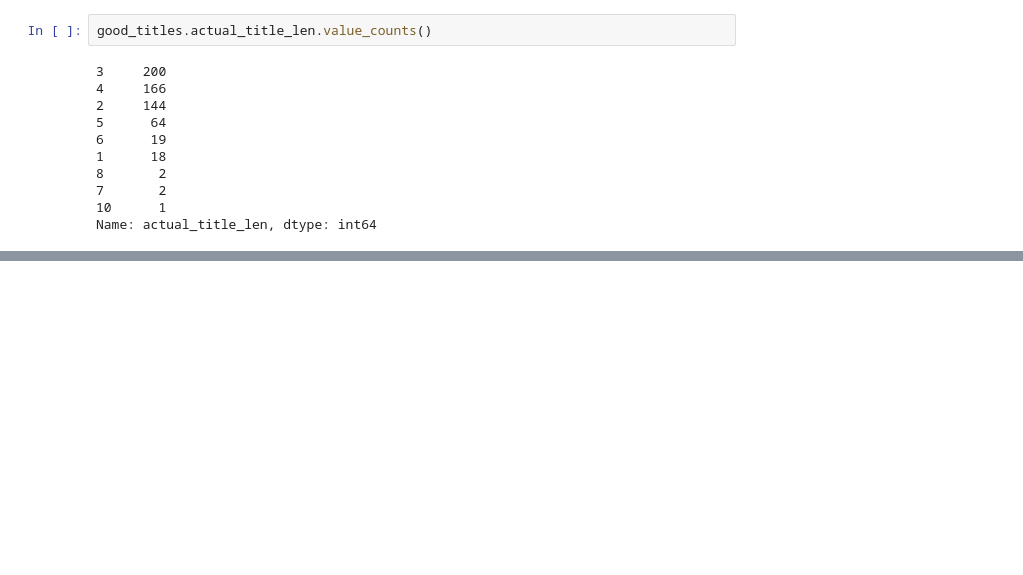
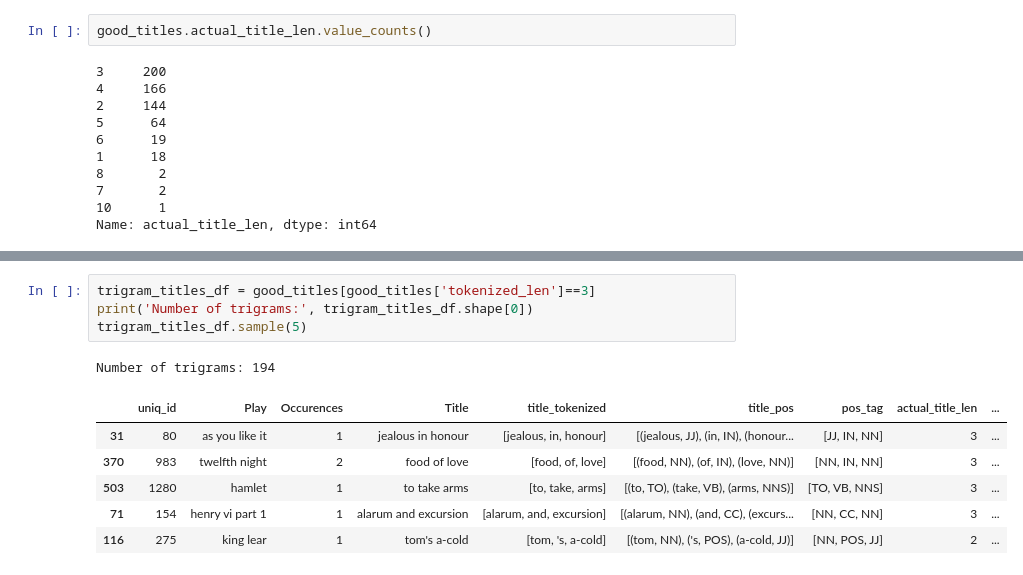
Before and after one commit to leifsmoddir/What-is-in-a-Title, a Jupyter notebook: feature_engineering/POS Tagging.ipynb, the cells around one changed output, grey strips where cells are left out. Drawn from its saved outputs; the diff is of its cells as text; blank space fills up the shorter version.

```diff
--- a/feature_engineering/POS Tagging.ipynb
+++ b/feature_engineering/POS Tagging.ipynb
@@ -254,0 +252,12 @@ Name: actual_title_len, dtype: int64
+# %%
+trigram_titles_df = good_titles[good_titles['tokenized_len']==3]
+print('Number of trigrams:', trigram_titles_df.shape[0])
+trigram_titles_df.sample(5)
+# %% [output]
+Number of trigrams: 194
+|  | uniq_id | Play | Occurences | Title | title_tokenized | title_pos | pos_tag | actual_title_len | ... |
+| 31 | 80 | as you like it | 1 | jealous in honour | [jealous, in, honour] | [(jealous, JJ), (in, IN), (honour... | [JJ, IN, NN] | 3 | ... |
+| 370 | 983 | twelfth night | 2 | food of love | [food, of, love] | [(food, NN), (of, IN), (love, NN)] | [NN, IN, NN] | 3 | ... |
+| 503 | 1280 | hamlet | 1 | to take arms | [to, take, arms] | [(to, TO), (take, VB), (arms, NNS)] | [TO, VB, NNS] | 3 | ... |
+| 71 | 154 | henry vi part 1 | 1 | alarum and excursion | [alarum, and, excursion] | [(alarum, NN), (and, CC), (excurs... | [NN, CC, NN] | 3 | ... |
+| 116 | 275 | king lear | 1 | tom's a-cold | [tom, 's, a-cold] | [(tom, NN), ('s, POS), (a-cold, JJ)] | [NN, POS, JJ] | 2 | ... |
```
Also changed, not shown: parts of 13 cells of this notebook.
